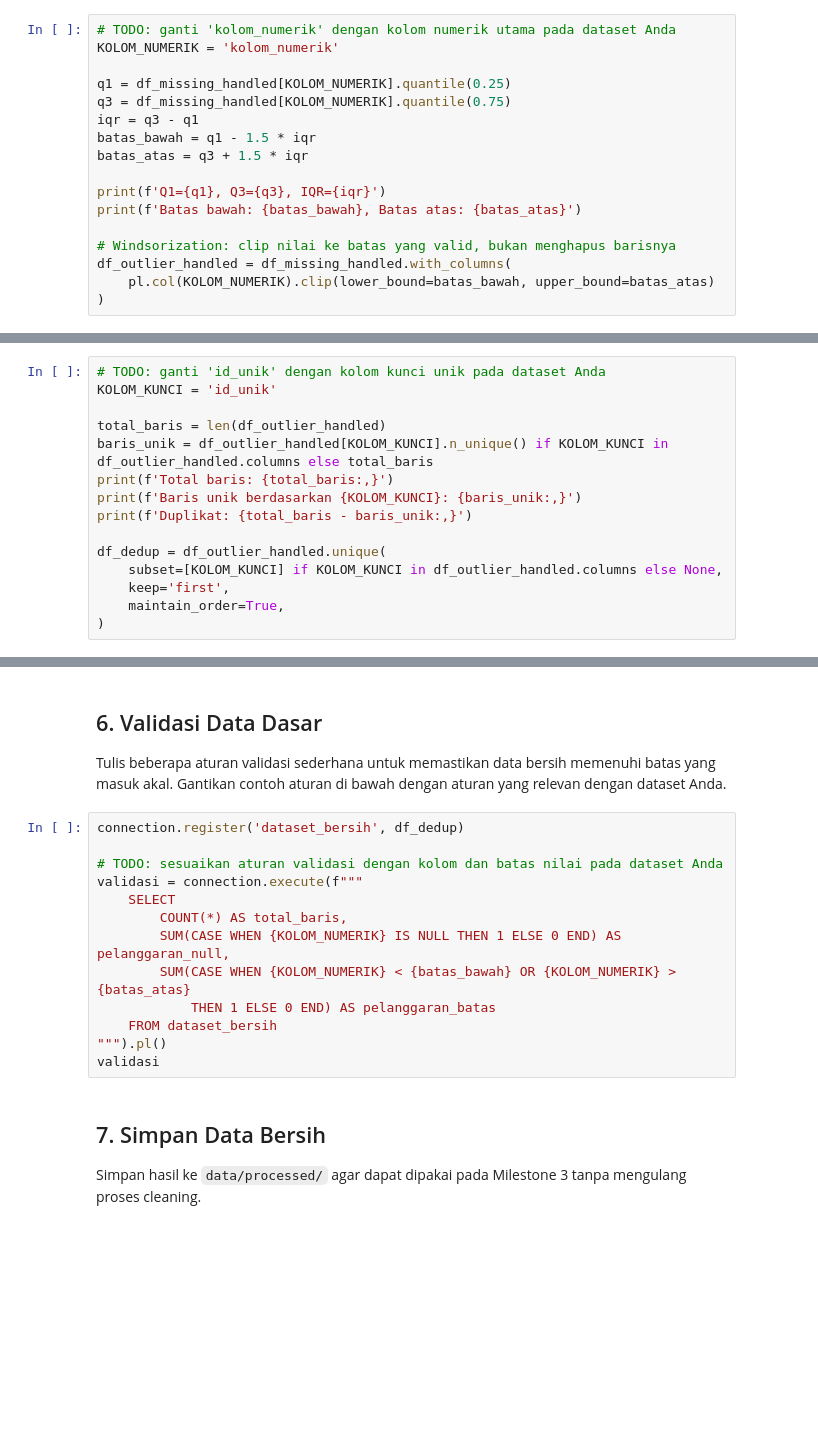
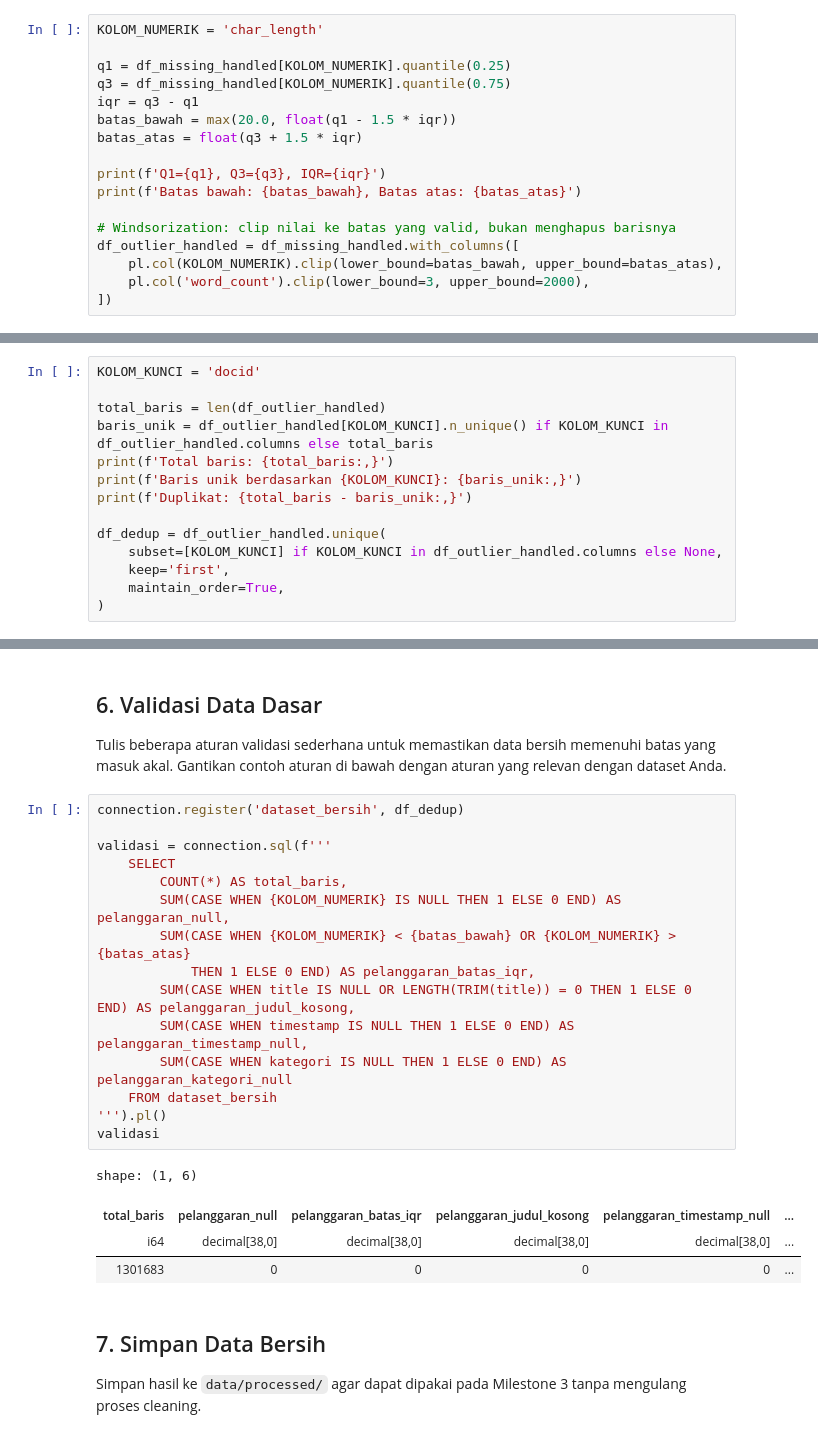
Before and after one commit to AglifahAlfarabiBasri/tugas1-AglifahAlfarabiBasri-255, a Jupyter notebook: Tugas 1 template/02_data_cleaning.ipynb, the cells around one changed output, grey strips where cells are left out. Cells and saved outputs as stored; diff of their text form; blank space fills up the shorter version.

```diff
--- a/Tugas 1 template/02_data_cleaning.ipynb
+++ b/Tugas 1 template/02_data_cleaning.ipynb
@@ -68,19 +153,19 @@ print(f'Null sesudah: {df_missing_handled.null_count().sum_horizontal().sum():,}
 
 Gunakan metode IQR sebagai titik awal, lalu kombinasikan dengan batas bisnis (domain knowledge) yang relevan dengan dataset Anda.
 # %%
-# TODO: ganti 'kolom_numerik' dengan kolom numerik utama pada dataset Anda
-KOLOM_NUMERIK = 'kolom_numerik'
+KOLOM_NUMERIK = 'char_length'
 
 q1 = df_missing_handled[KOLOM_NUMERIK].quantile(0.25)
 q3 = df_missing_handled[KOLOM_NUMERIK].quantile(0.75)
 iqr = q3 - q1
-batas_bawah = q1 - 1.5 * iqr
-batas_atas = q3 + 1.5 * iqr
+batas_bawah = max(20.0, float(q1 - 1.5 * iqr))
+batas_atas = float(q3 + 1.5 * iqr)
 
 print(f'Q1={q1}, Q3={q3}, IQR={iqr}')
 print(f'Batas bawah: {batas_bawah}, Batas atas: {batas_atas}')
 
 # Windsorization: clip nilai ke batas yang valid, bukan menghapus barisnya
-df_outlier_handled = df_missing_handled.with_columns(
-    pl.col(KOLOM_NUMERIK).clip(lower_bound=batas_bawah, upper_bound=batas_atas)
-)
+df_outlier_handled = df_missing_handled.with_columns([
+    pl.col(KOLOM_NUMERIK).clip(lower_bound=batas_bawah, upper_bound=batas_atas),
+    pl.col('word_count').clip(lower_bound=3, upper_bound=2000),
+])
@@ -89,8 +177,7 @@ df_outlier_handled = df_missing_handled.with_columns(
 
 Tentukan kolom kunci bisnis (misalnya ID unik) sebelum menghapus duplikat — jangan deduplikasi berdasarkan seluruh baris.
 # %%
-# TODO: ganti 'id_unik' dengan kolom kunci unik pada dataset Anda
-KOLOM_KUNCI = 'id_unik'
+KOLOM_KUNCI = 'docid'
 
 total_baris = len(df_outlier_handled)
 baris_unik = df_outlier_handled[KOLOM_KUNCI].n_unique() if KOLOM_KUNCI in df_outlier_handled.columns else total_baris
@@ -110,16 +201,23 @@ Tulis beberapa aturan validasi sederhana untuk memastikan data bersih memenuhi b
 # %%
 connection.register('dataset_bersih', df_dedup)
 
-# TODO: sesuaikan aturan validasi dengan kolom dan batas nilai pada dataset Anda
-validasi = connection.execute(f"""
+validasi = connection.sql(f'''
     SELECT
         COUNT(*) AS total_baris,
         SUM(CASE WHEN {KOLOM_NUMERIK} IS NULL THEN 1 ELSE 0 END) AS pelanggaran_null,
         SUM(CASE WHEN {KOLOM_NUMERIK} < {batas_bawah} OR {KOLOM_NUMERIK} > {batas_atas}
-            THEN 1 ELSE 0 END) AS pelanggaran_batas
+            THEN 1 ELSE 0 END) AS pelanggaran_batas_iqr,
+        SUM(CASE WHEN title IS NULL OR LENGTH(TRIM(title)) = 0 THEN 1 ELSE 0 END) AS pelanggaran_judul_kosong,
+        SUM(CASE WHEN timestamp IS NULL THEN 1 ELSE 0 END) AS pelanggaran_timestamp_null,
+        SUM(CASE WHEN kategori IS NULL THEN 1 ELSE 0 END) AS pelanggaran_kategori_null
     FROM dataset_bersih
-""").pl()
+''').pl()
 validasi
+# %% [output]
+shape: (1, 6)
+| total_baris | pelanggaran_null | pelanggaran_batas_iqr | pelanggaran_judul_kosong | pelanggaran_timestamp_null | ... |
+| i64 | decimal[38,0] | decimal[38,0] | decimal[38,0] | decimal[38,0] | ... |
+| 1301683 | 0 | 0 | 0 | 0 | ... |
 # %% [markdown]
 ## 7. Simpan Data Bersih
 
```
Also changed, not shown: parts of 8 cells of this notebook, 4 other files.
